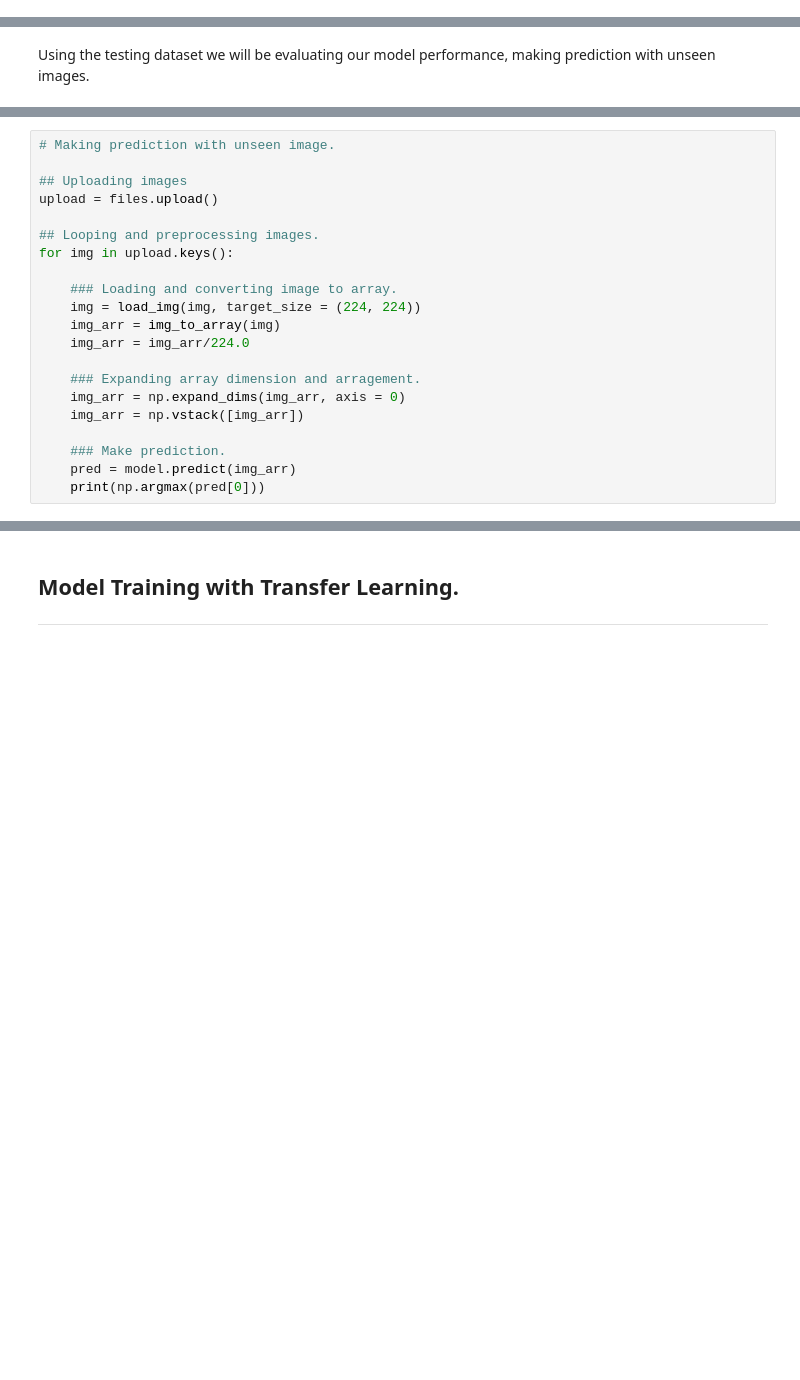
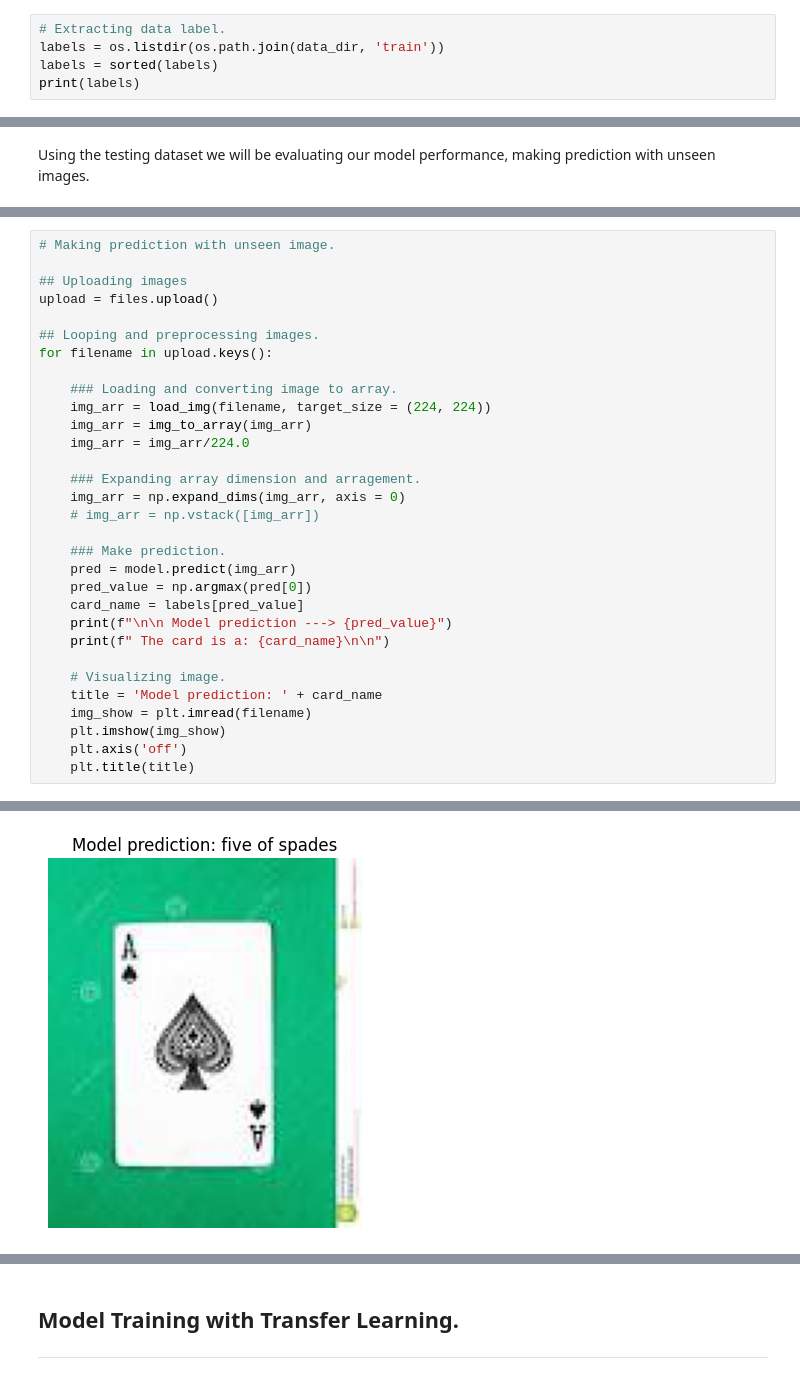
Before and after one commit to ibenjamin-ojo/poker-card-image-recognition, a Jupyter notebook: 2.Code/Poker_Card_Image_Recognition.ipynb, the cells around one changed output, grey strips where cells are left out. Drawn from its saved outputs; the diff is of its cells as text; blank space fills up the shorter version.

```diff
--- a/2.Code/Poker_Card_Image_Recognition.ipynb
+++ b/2.Code/Poker_Card_Image_Recognition.ipynb
@@ -278,3 +278,8 @@ plt.show()
 ---
 # %% [markdown]
 For the is phase of we would be cleaning our dataset by normalizing it,and some data augmentation to increase our training dataset.
+# %%
+# Extracting data label.
+labels = os.listdir(os.path.join(data_dir, 'train'))
+labels = sorted(labels)
+print(labels)
@@ -444,17 +504,28 @@ model.evaluate(test_gen)
 upload = files.upload()
 
 ## Looping and preprocessing images.
-for img in upload.keys():
+for filename in upload.keys():
 
     ### Loading and converting image to array.
-    img = load_img(img, target_size = (224, 224))
-    img_arr = img_to_array(img)
+    img_arr = load_img(filename, target_size = (224, 224))
+    img_arr = img_to_array(img_arr)
     img_arr = img_arr/224.0
 
     ### Expanding array dimension and arragement.
     img_arr = np.expand_dims(img_arr, axis = 0)
-    img_arr = np.vstack([img_arr])
+    # img_arr = np.vstack([img_arr])
 
     ### Make prediction.
     pred = model.predict(img_arr)
-    print(np.argmax(pred[0]))
+    pred_value = np.argmax(pred[0])
+    card_name = labels[pred_value]
+    print(f"\n\n Model prediction ---> {pred_value}")
+    print(f" The card is a: {card_name}\n\n")
+
+    # Visualizing image.
+    title = 'Model prediction: ' + card_name
+    img_show = plt.imread(filename)
+    plt.imshow(img_show)
+    plt.axis('off')
+    plt.title(title)
+# %% [output]
@@ -461 +539,2 @@ for img in upload.keys():
+[figure, added]
 # %%
```
Also changed, not shown: parts of 12 cells of this notebook.
